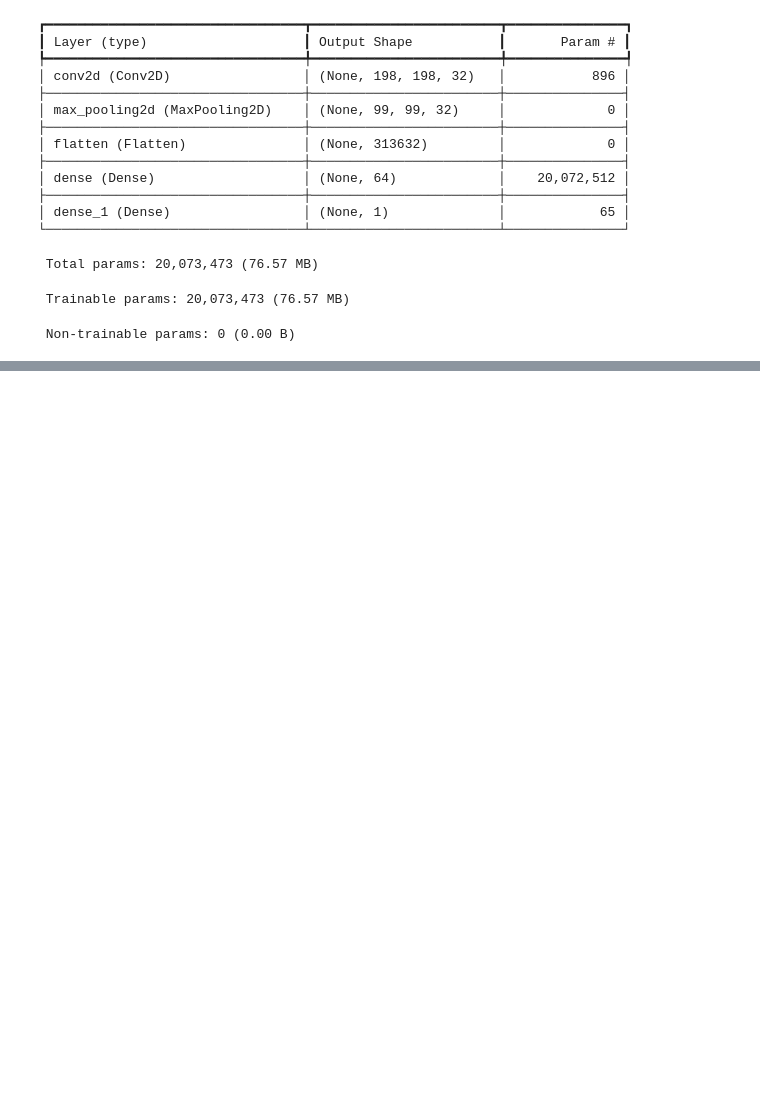
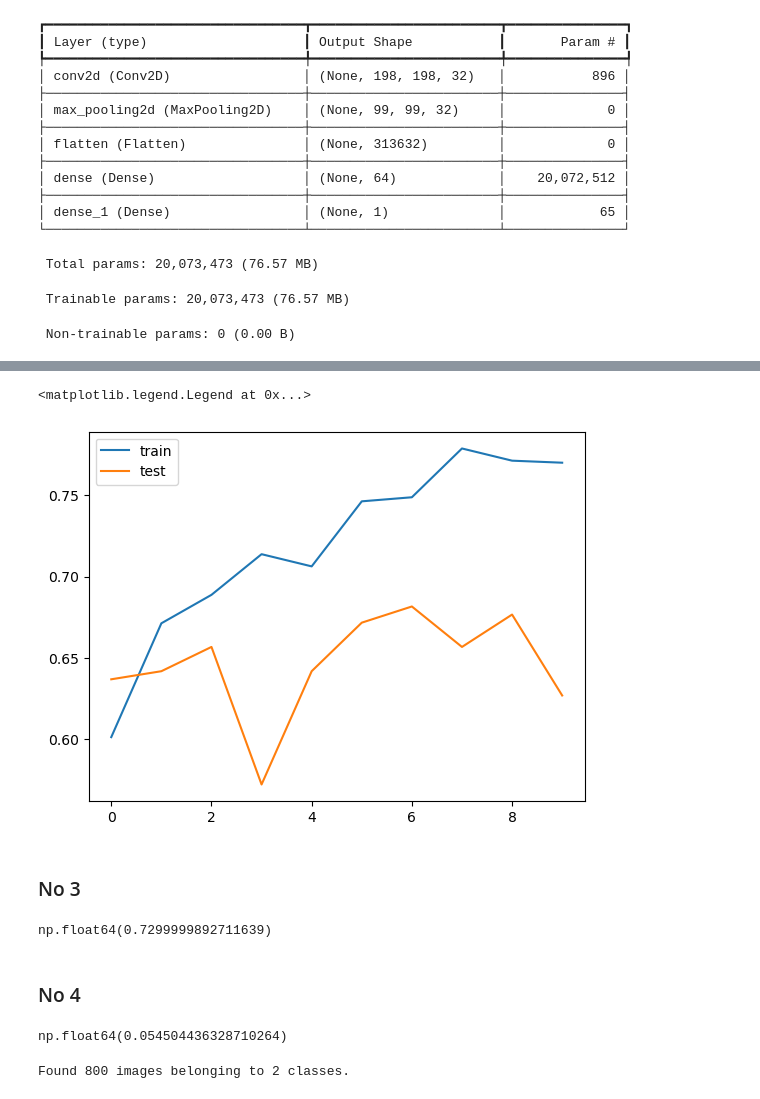
Before and after one commit to faustinaleo18/ML_Zoomcamp_2024, a Jupyter notebook: 08-deep_learning/Homework.ipynb, the cells around one changed output, grey strips where cells are left out. Saved outputs shown, nothing was run; the diff lists cells and outputs as text; code cells hidden in the pictures; blank space fills up the shorter version.

```diff
--- a/08-deep_learning/Homework.ipynb
+++ b/08-deep_learning/Homework.ipynb
@@ -71,0 +86,6 @@ Model: "sequential"
+# %%
+train = ImageDataGenerator(rescale=1./255)
+# %%
+train_gen = train.flow_from_directory("./extracted_data/data/train",
+                                      target_size=(200, 200), batch_size=20,
+                                      shuffle=True, class_mode="binary")
@@ -71,0 +100,5 @@ Model: "sequential"
+# %%
+test = ImageDataGenerator(rescale=1./255)
+test_gen = test.flow_from_directory("./extracted_data/data/test",
+                                    target_size=(200, 200), batch_size=20,
+                                    shuffle=True, class_mode="binary")
@@ -71,0 +107,2 @@ Model: "sequential"
+# %%
+history = model.fit(train_gen, epochs=10, validation_data=test_gen)
@@ -71,0 +161,31 @@ Model: "sequential"
+# %%
+plt.plot(history.history["accuracy"], label="train")
+plt.plot(history.history["val_accuracy"], label="test")
+# plt.xticks(np.arange(10))
+plt.legend()
+# %% [output]
+<matplotlib.legend.Legend at 0x...>
+[figure, added]
+# %% [markdown]
+### No 3
+# %%
+median = np.median(history.history["accuracy"])
+median
+# %% [output]
+np.float64(0.7299999892711639)
+# %% [markdown]
+### No 4
+# %%
+std_train_loss = np.std(history.history["loss"])
+std_train_loss
+# %% [output]
+np.float64(0.054504436328710264)
+# %%
+train = ImageDataGenerator(rescale=1./255, rotation_range=50, width_shift_range=0.1,
+                          height_shift_range=0.1, zoom_range=0.1, horizontal_flip=True,
+                          fill_mode="nearest")
+train_gen = train.flow_from_directory("./extracted_data/data/train",
+                                      target_size=(200, 200), batch_size=20,
+                                      shuffle=True, class_mode="binary")
+# %% [output]
+Found 800 images belonging to 2 classes.
```
Also changed, not shown: parts of 20 cells of this notebook.
